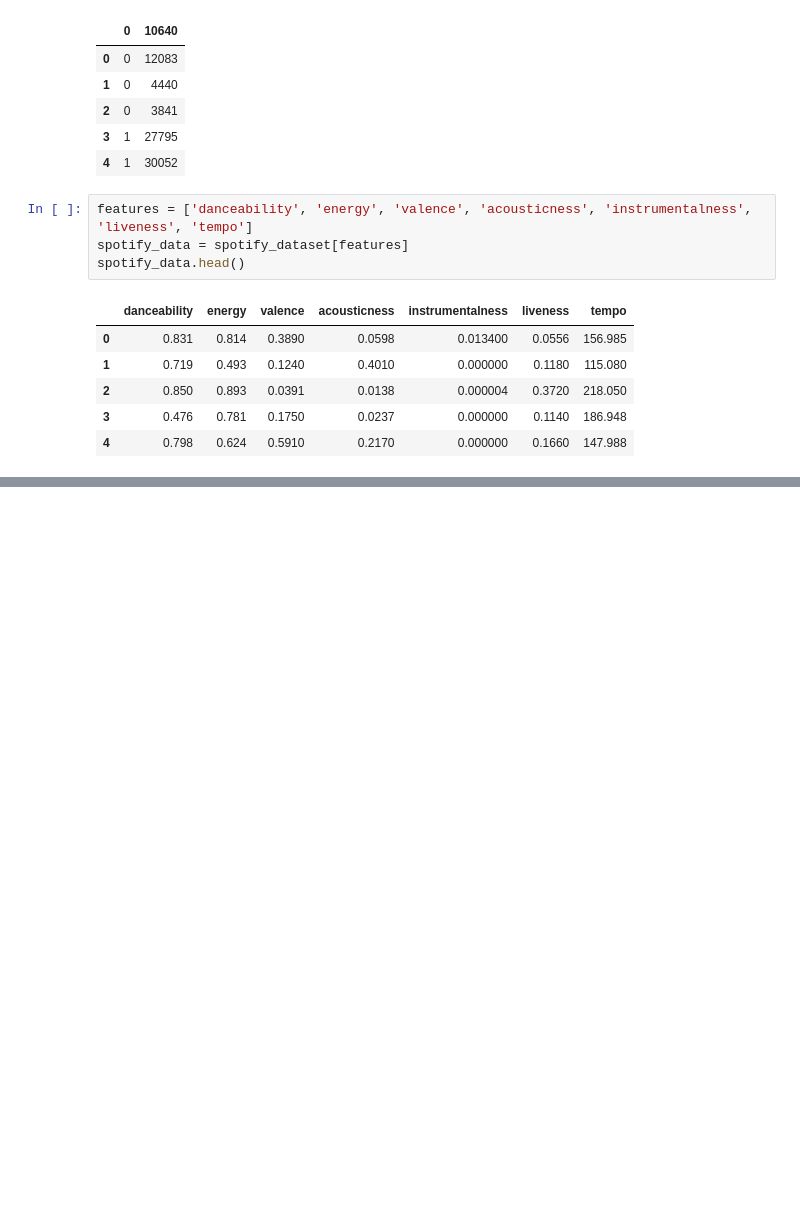
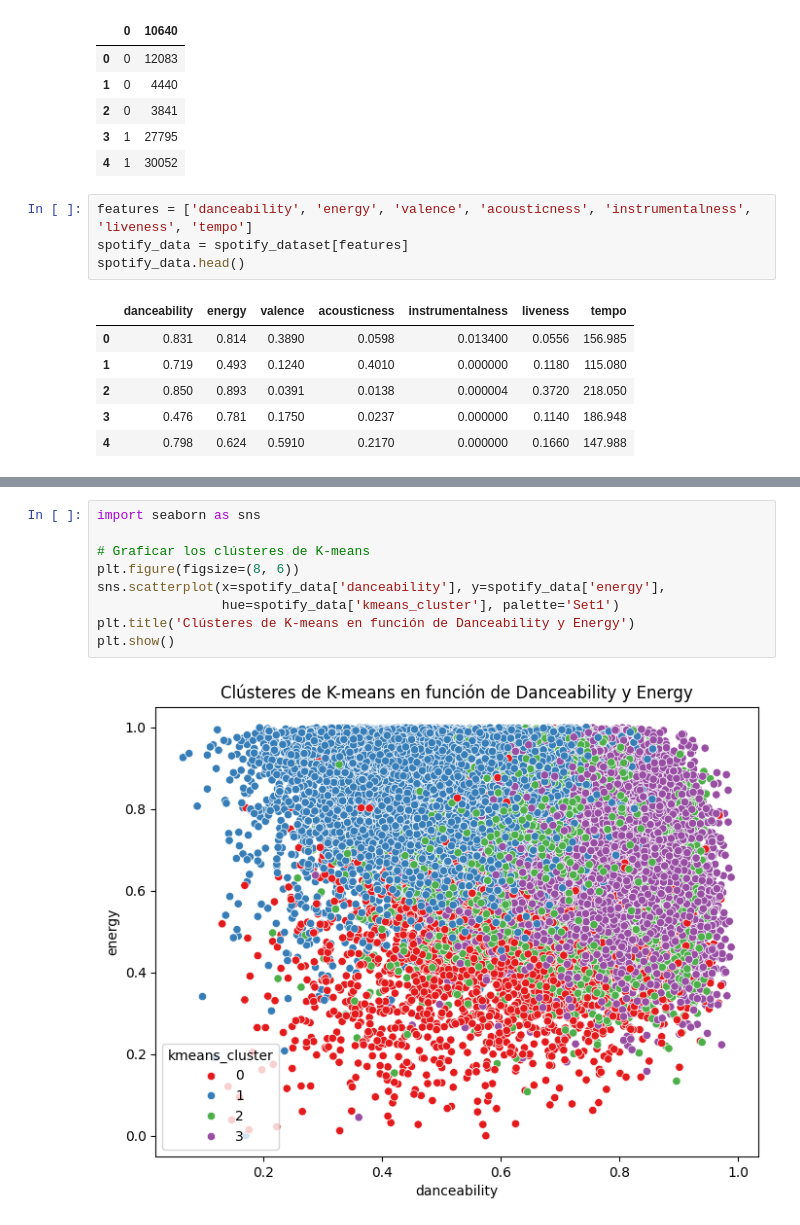
Before and after one commit to Airim-Coder/ICIF1041_Taller1, a Jupyter notebook: main.ipynb, the cells around one changed output, grey strips where cells are left out. Saved outputs shown, nothing was run; the diff lists cells and outputs as text; blank space fills up the shorter version.

```diff
--- a/main.ipynb
+++ b/main.ipynb
@@ -77,0 +147,11 @@ spotify_data.head()
+# %%
+import seaborn as sns
+
+# Graficar los clústeres de K-means
+plt.figure(figsize=(8, 6))
+sns.scatterplot(x=spotify_data['danceability'], y=spotify_data['energy'],
+                hue=spotify_data['kmeans_cluster'], palette='Set1')
+plt.title('Clústeres de K-means en función de Danceability y Energy')
+plt.show()
+# %% [output]
+[figure, added]
```
Also changed, not shown: parts of 6 cells of this notebook.
